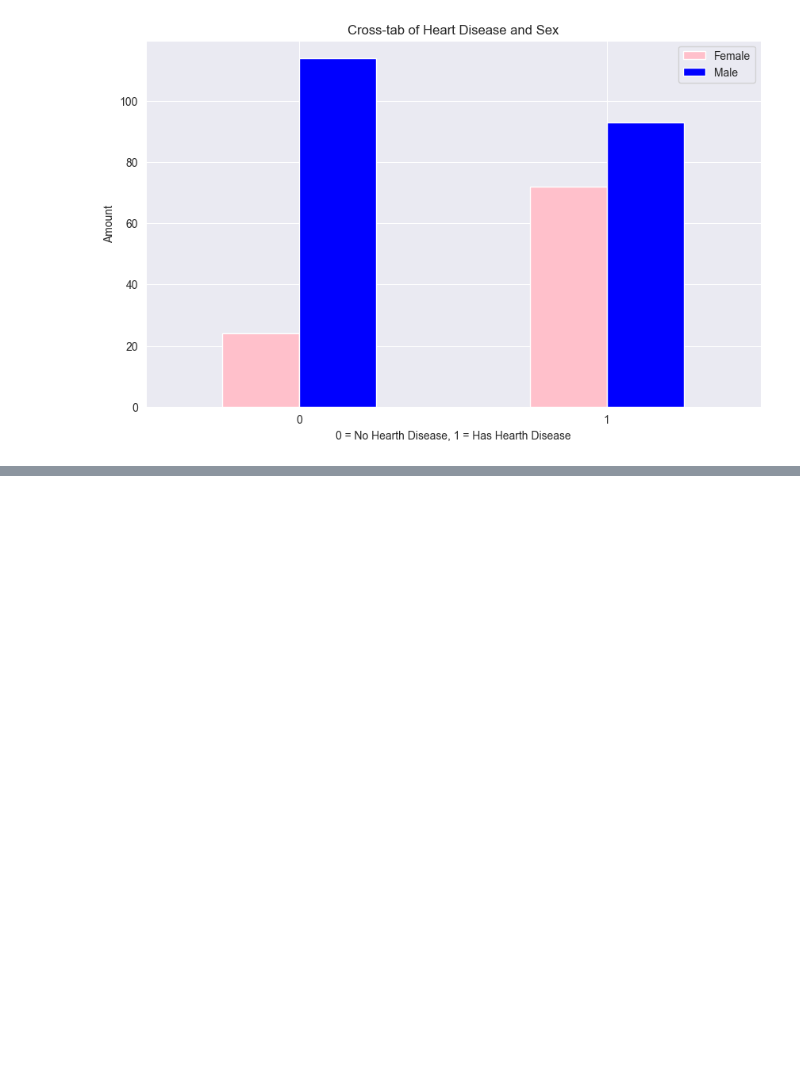
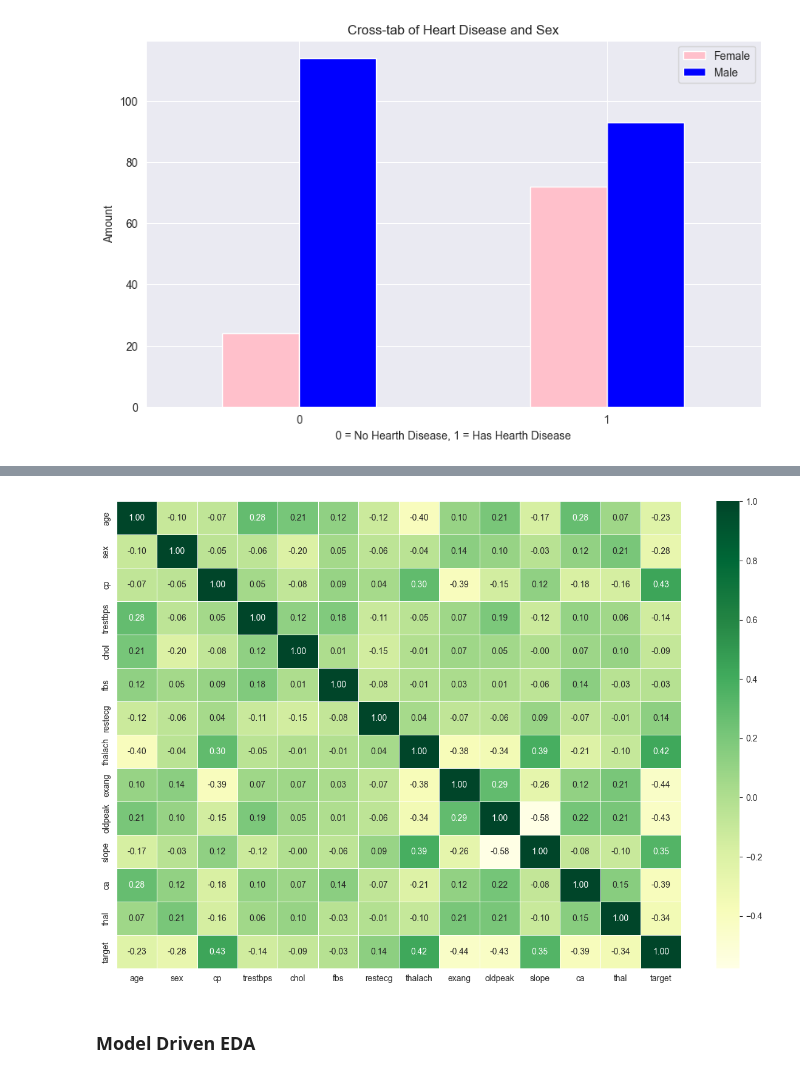
Before and after one commit to Nyarelia/heart_disease_predictor, a Jupyter notebook: heart_disease_classification.ipynb, the cells around one changed output, grey strips where cells are left out. Saved outputs shown, nothing was run; the diff lists cells and outputs as text; code cells hidden in the pictures; blank space fills up the shorter version.

```diff
--- a/heart_disease_classification.ipynb
+++ b/heart_disease_classification.ipynb
@@ -232,0 +297,12 @@ Name: count, Length: 91, dtype: int64
+# %%
+corr_matrix = df.corr()
+fig, ax = plt.subplots(figsize=(15, 10))
+ax = sns.heatmap(corr_matrix,
+                 annot=True,
+                 linewidths=0.5,
+                 fmt='.2f',
+                 cmap='YlGn')
+# %% [output]
+[figure, added]
+# %% [markdown]
+### Model Driven EDA
```
Also changed, not shown: parts of 9 cells of this notebook.
